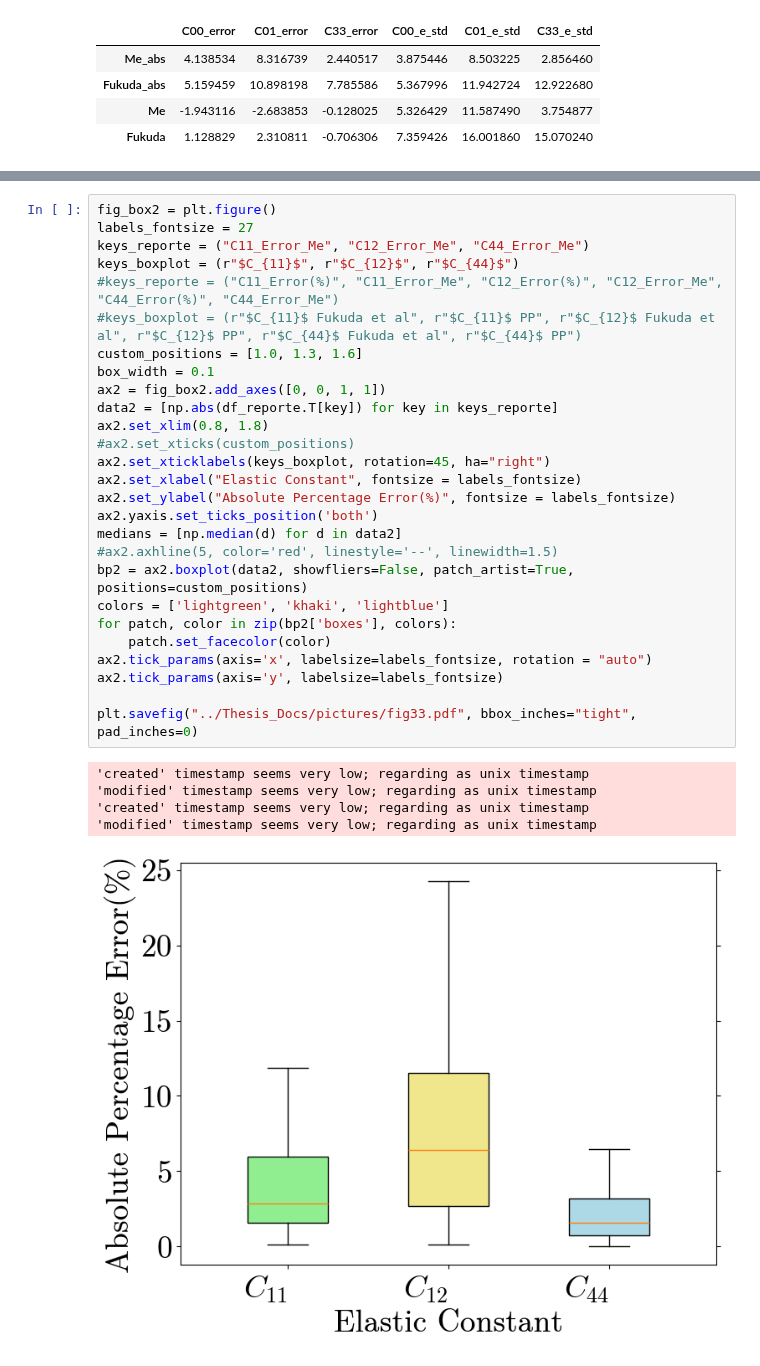
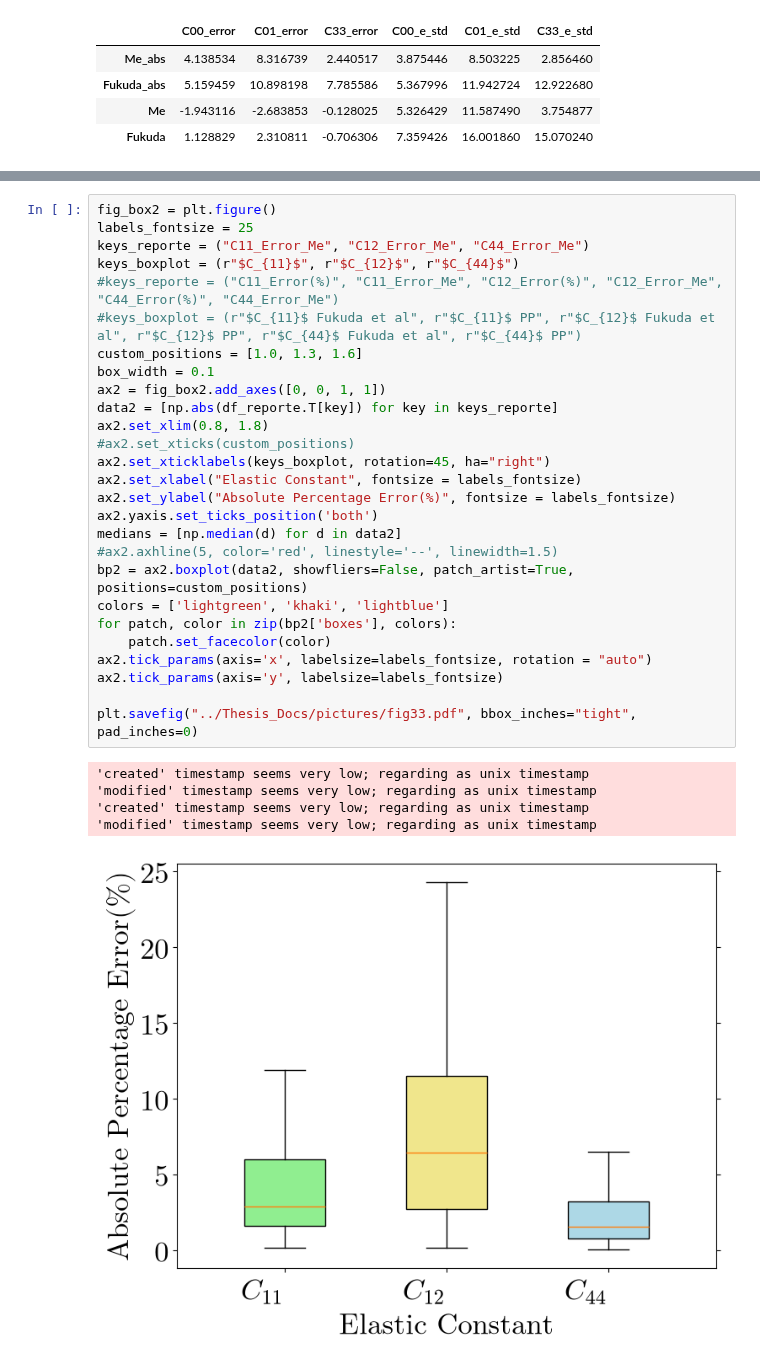
Before and after one commit to cubos-d/RUSpectroscopy_Tools, a Jupyter notebook: notebooks/look_cubic_model_fancy.ipynb, the cells around one changed output, grey strips where cells are left out. Saved outputs shown, nothing was run; the diff lists cells and outputs as text.

```diff
--- a/notebooks/look_cubic_model_fancy.ipynb
+++ b/notebooks/look_cubic_model_fancy.ipynb
@@ -252,36 +252,36 @@ for patch, color in zip(bp1['boxes'], colors):
 # %%
 fig_box2 = plt.figure()
-labels_fontsize = 27
+labels_fontsize = 25
 keys_reporte = ("C11_Error_Me", "C12_Error_Me", "C44_Error_Me")
 keys_boxplot = (r"$C_{11}$", r"$C_{12}$", r"$C_{44}$")
 #keys_reporte = ("C11_Error(%)", "C11_Error_Me", "C12_Error(%)", "C12_Error_Me", "C44_Error(%)", "C44_Error_Me")
 #keys_boxplot = (r"$C_{11}$ Fukuda et al", r"$C_{11}$ PP", r"$C_{12}$ Fukuda et al", r"$C_{12}$ PP", r"$C_{44}$ Fukuda et al", r"$C_{44}$ PP")
 custom_positions = [1.0, 1.3, 1.6]
 box_width = 0.1
 ax2 = fig_box2.add_axes([0, 0, 1, 1])
 data2 = [np.abs(df_reporte.T[key]) for key in keys_reporte]
 ax2.set_xlim(0.8, 1.8)
 #ax2.set_xticks(custom_positions)
 ax2.set_xticklabels(keys_boxplot, rotation=45, ha="right")
 ax2.set_xlabel("Elastic Constant", fontsize = labels_fontsize)
 ax2.set_ylabel("Absolute Percentage Error(%)", fontsize = labels_fontsize)
 ax2.yaxis.set_ticks_position('both')
 medians = [np.median(d) for d in data2]
 #ax2.axhline(5, color='red', linestyle='--', linewidth=1.5)
 bp2 = ax2.boxplot(data2, showfliers=False, patch_artist=True, positions=custom_positions)
 colors = ['lightgreen', 'khaki', 'lightblue']
 for patch, color in zip(bp2['boxes'], colors):
     patch.set_facecolor(color)
 ax2.tick_params(axis='x', labelsize=labels_fontsize, rotation = "auto")
 ax2.tick_params(axis='y', labelsize=labels_fontsize)
 
 plt.savefig("../Thesis_Docs/pictures/fig33.pdf", bbox_inches="tight", pad_inches=0)
 # %% [output]
 'created' timestamp seems very low; regarding as unix timestamp
 'modified' timestamp seems very low; regarding as unix timestamp
 'created' timestamp seems very low; regarding as unix timestamp
 'modified' timestamp seems very low; regarding as unix timestamp
-[figure, old version]
+[figure, new version]
 # %%
 fig_sc1 = plt.figure(figsize = (18,5))
 labels_fontsize = 20
```
Also changed, not shown: parts of 7 cells of this notebook, 5 other files.
